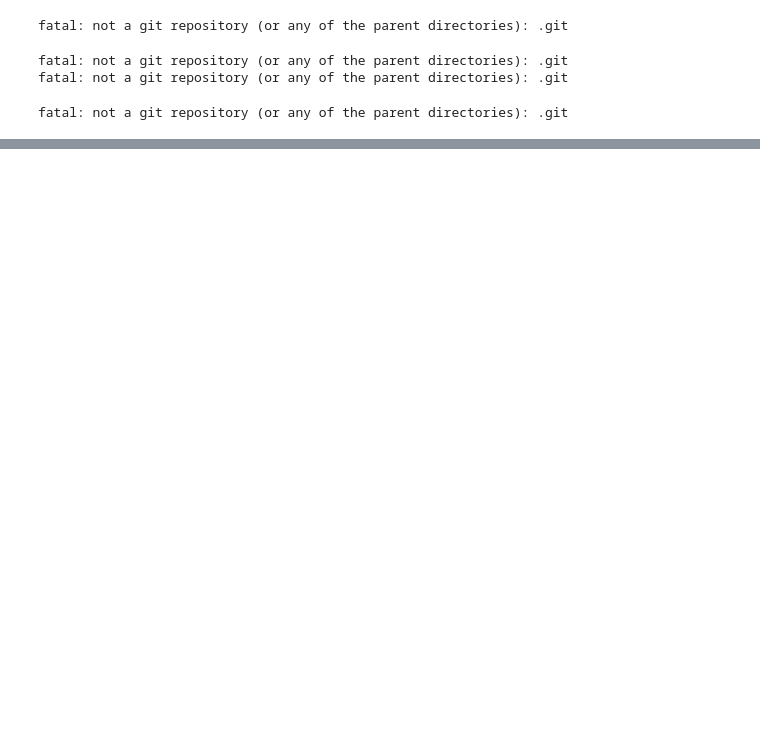
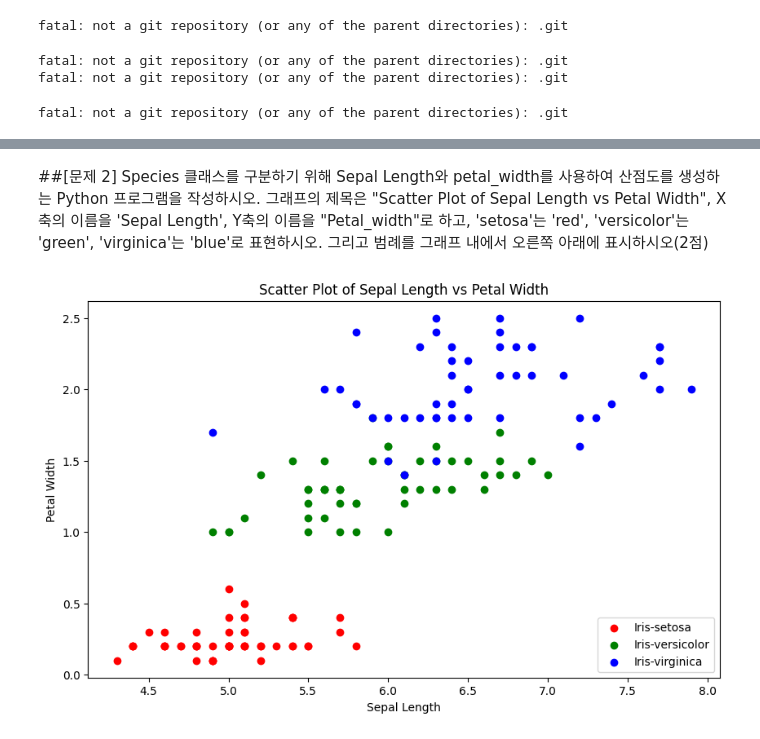
Before and after one commit to naimkim/Navigationing_Naim, a Jupyter notebook: assignment.ipynb, the cells around one changed output, grey strips where cells are left out. Saved outputs shown, nothing was run; the diff lists cells and outputs as text; code cells hidden in the pictures; blank space fills up the shorter version.

```diff
--- a/assignment.ipynb
+++ b/assignment.ipynb
@@ -17,0 +74,31 @@ $ git remote add origin (GitHub주소)  //origin이라는 이름으로 추가한
+# %% [markdown]
+##[문제 2] Species 클래스를 구분하기 위해 Sepal Length와 petal_width를 사용하여 산점도를 생성하는 Python 프로그램을 작성하시오. 그래프의 제목은 "Scatter Plot of Sepal Length vs Petal Width", X축의 이름을 'Sepal Length', Y축의 이름을 "Petal_width"로 하고, 'setosa'는 'red', 'versicolor'는 'green', 'virginica'는 'blue'로 표현하시오. 그리고 범례를 그래프 내에서 오른쪽 아래에 표시하시오(2점)
+# %%
+# 답안을 아래에 작성하시오.
+import matplotlib.pyplot as plt
+import pandas as pd
+
+# Sepal Length와 Petal Width 추출
+sepal_length = my_data.iloc[:, 0]
+petal_width = my_data.iloc[:, 3]
+
+# Species에 따른 색상 설정
+colors = {'Iris-setosa': 'red', 'Iris-versicolor': 'green', 'Iris-virginica': 'blue'}
+
+# 산점도 생성
+plt.figure(figsize=(10, 6))
+
+for species, color in colors.items():
+    subset = my_data[my_data.iloc[:, 4] == species]
+    plt.scatter(subset.iloc[:, 0], subset.iloc[:, 3], label=species, color=color)
+
+# 그래프 속성 설정
+plt.title('Scatter Plot of Sepal Length vs Petal Width')
+plt.xlabel('Sepal Length')
+plt.ylabel('Petal Width')
+plt.legend(loc='lower right')
+
+# 그래프 출력
+plt.show()
+# %% [output]
+[figure, added]
```
Also changed, not shown: parts of 31 cells of this notebook.
